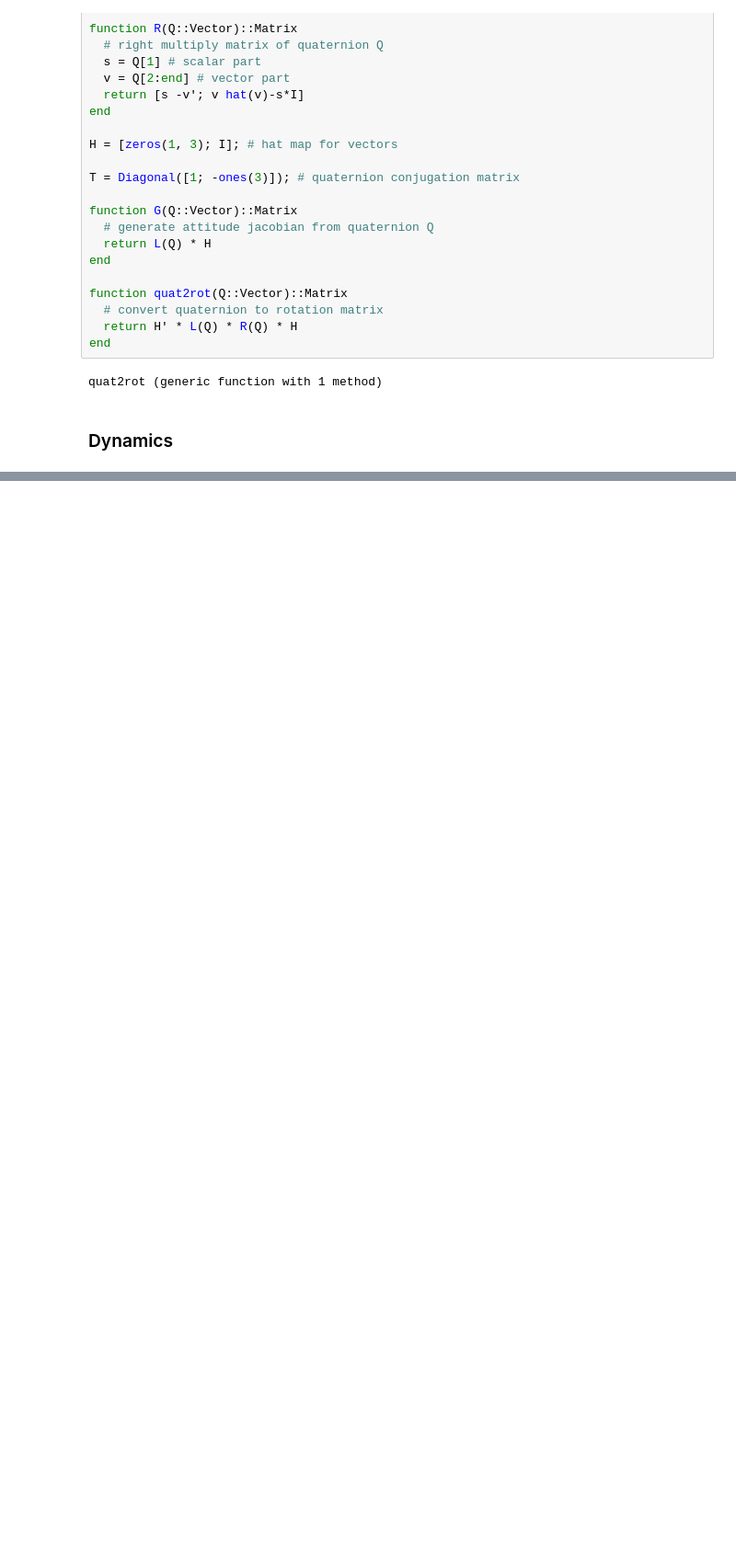
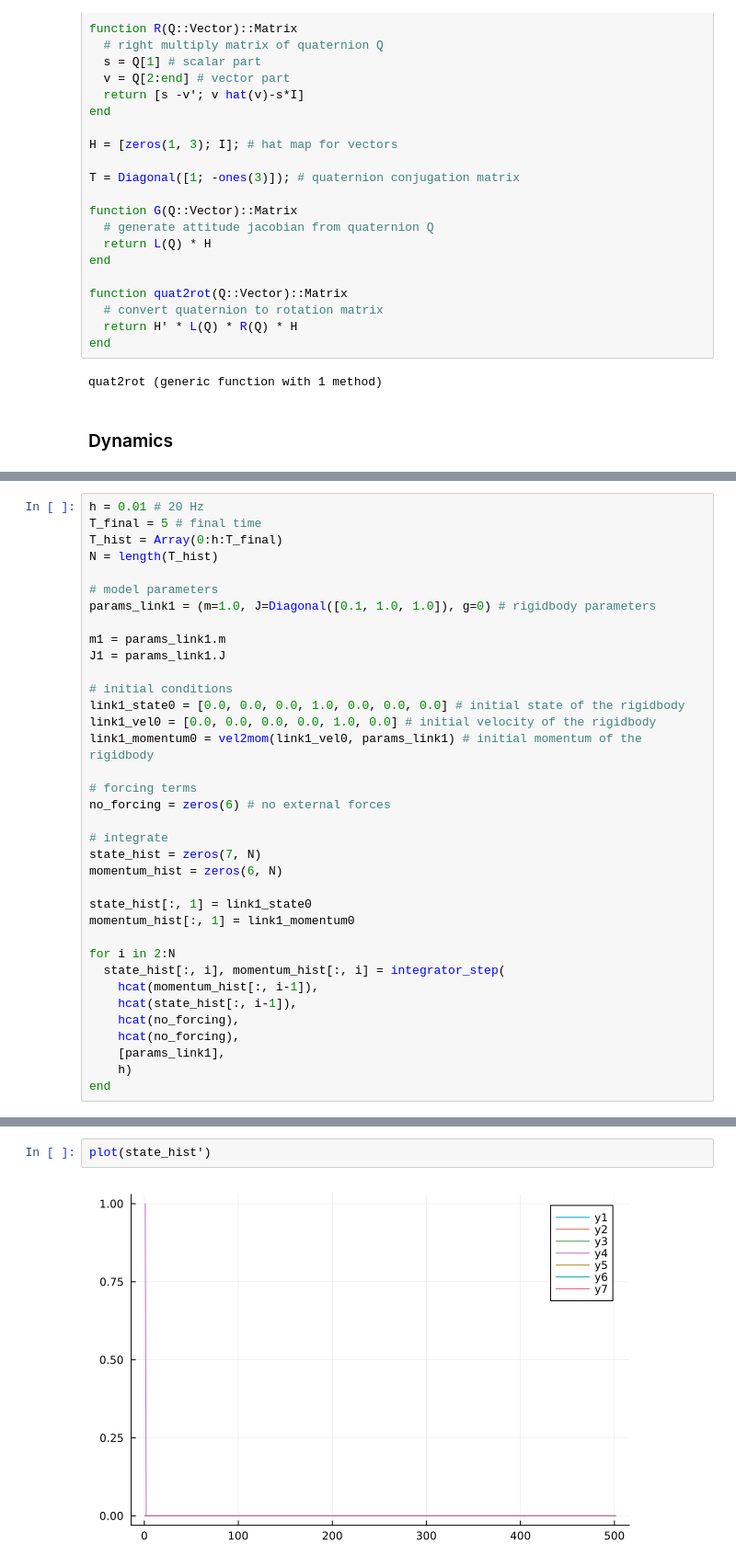
Before and after one commit to stevenwman/BipedDyn3D, a Jupyter notebook: floating_2bar.ipynb, the cells around one changed output, grey strips where cells are left out. Shown: that part at 92% size. Cells and saved outputs as stored; diff of their text form; blank space fills up the shorter version.

```diff
--- a/floating_2bar.ipynb
+++ b/floating_2bar.ipynb
@@ -299,0 +404,36 @@ complete_DLE_jacobian (generic function with 1 method)
+# %%
+h = 0.01 # 20 Hz
+T_final = 5 # final time
+T_hist = Array(0:h:T_final)
+N = length(T_hist)
+
+# model parameters
+params_link1 = (m=1.0, J=Diagonal([0.1, 1.0, 1.0]), g=0) # rigidbody parameters
+
+m1 = params_link1.m
+J1 = params_link1.J
+
+# initial conditions
+link1_state0 = [0.0, 0.0, 0.0, 1.0, 0.0, 0.0, 0.0] # initial state of the rigidbody
+link1_vel0 = [0.0, 0.0, 0.0, 0.0, 1.0, 0.0] # initial velocity of the rigidbody
+link1_momentum0 = vel2mom(link1_vel0, params_link1) # initial momentum of the rigidbody
+
+# forcing terms
+no_forcing = zeros(6) # no external forces
+
+# integrate
+state_hist = zeros(7, N)
+momentum_hist = zeros(6, N)
+
+state_hist[:, 1] = link1_state0
+momentum_hist[:, 1] = link1_momentum0
+
+for i in 2:N
+  state_hist[:, i], momentum_hist[:, i] = integrator_step(
+    hcat(momentum_hist[:, i-1]),
+    hcat(state_hist[:, i-1]),
+    hcat(no_forcing),
+    hcat(no_forcing),
+    [params_link1],
+    h)
+end
@@ -299,0 +446,4 @@ complete_DLE_jacobian (generic function with 1 method)
+# %%
+plot(state_hist')
+# %% [output]
+[figure, added]
```
Also changed, not shown: parts of 11 cells of this notebook.
